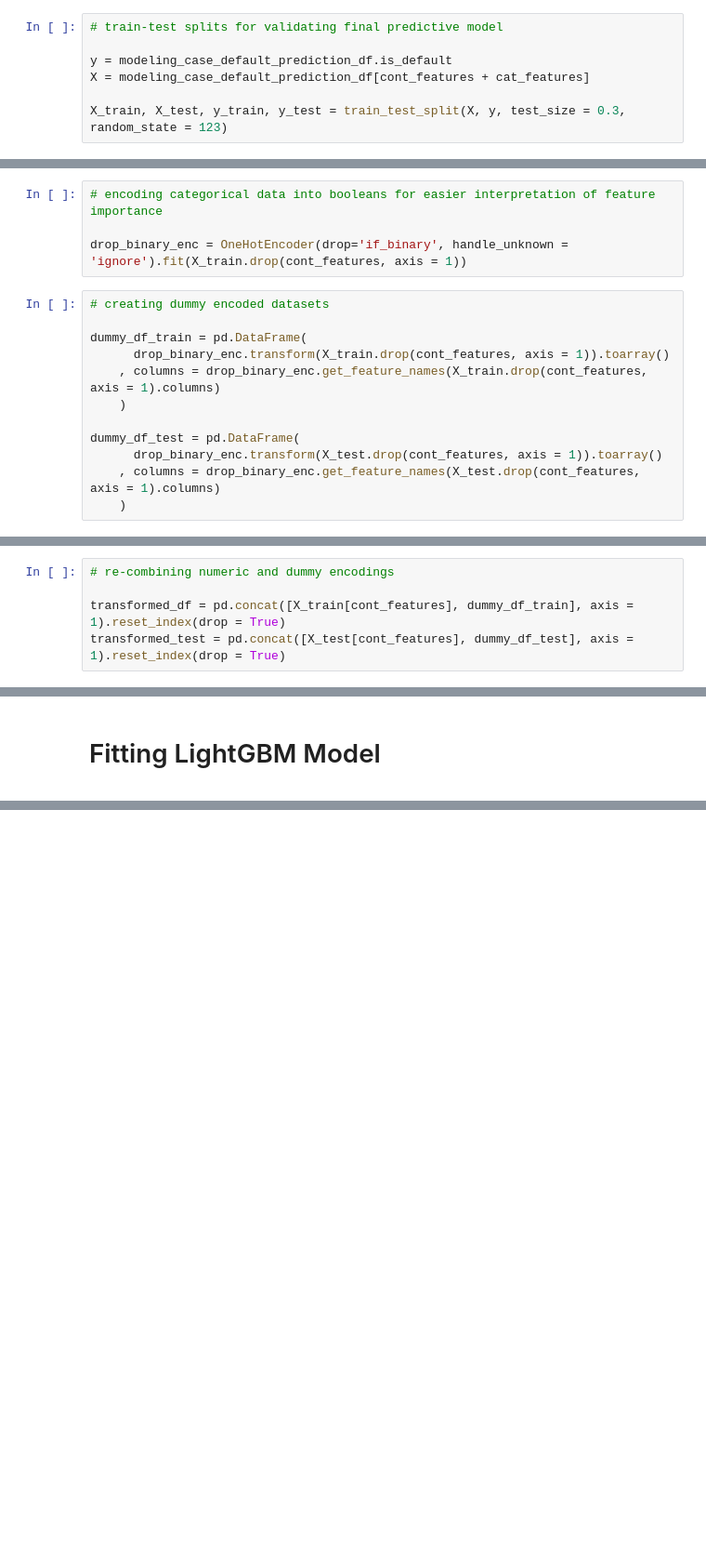
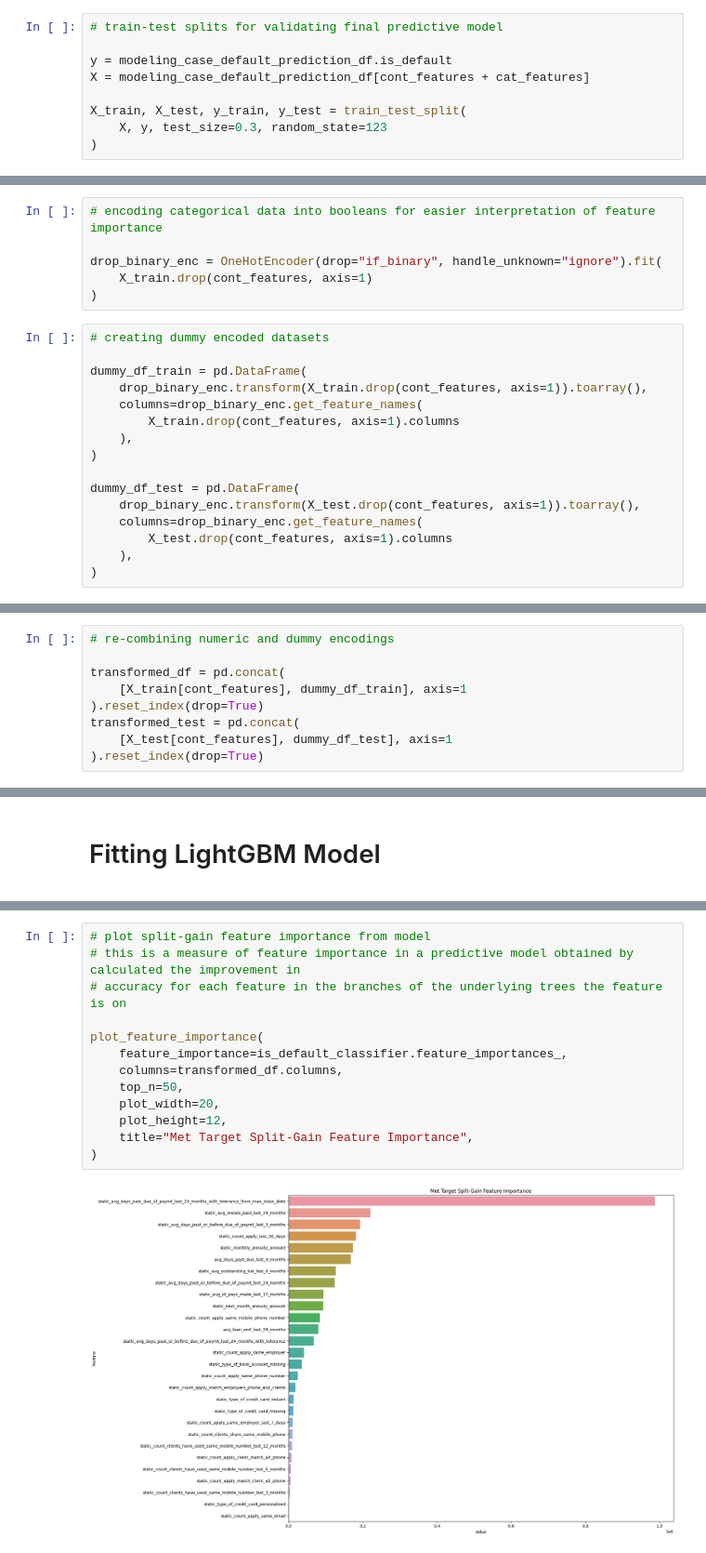
Before and after one commit to nathandxn/analysis_credit_risk_model, a Jupyter notebook: notebooks/analysis_credit_risk_model_stability.ipynb, the cells around one changed output, grey strips where cells are left out. Shown: that part at 93% size. Cells and saved outputs as stored; diff of their text form; blank space fills up the shorter version.

Commit message:
feat: add feat importance plot

```diff
--- a/notebooks/analysis_credit_risk_model_stability.ipynb
+++ b/notebooks/analysis_credit_risk_model_stability.ipynb
@@ -173,7 +177,9 @@ for col in cat_features:
 y = modeling_case_default_prediction_df.is_default
 X = modeling_case_default_prediction_df[cont_features + cat_features]
 
-X_train, X_test, y_train, y_test = train_test_split(X, y, test_size = 0.3, random_state = 123)
+X_train, X_test, y_train, y_test = train_test_split(
+    X, y, test_size=0.3, random_state=123
+)
 # %%
 print("X_train shape:", X_train.shape)
 print("X_test shape:", X_test.shape)
@@ -190,19 +196,25 @@ y_test = y_test.reset_index(drop = True)
 # %%
 # encoding categorical data into booleans for easier interpretation of feature importance
 
-drop_binary_enc = OneHotEncoder(drop='if_binary', handle_unknown = 'ignore').fit(X_train.drop(cont_features, axis = 1))
+drop_binary_enc = OneHotEncoder(drop="if_binary", handle_unknown="ignore").fit(
+    X_train.drop(cont_features, axis=1)
+)
 # %%
 # creating dummy encoded datasets
 
 dummy_df_train = pd.DataFrame(
-      drop_binary_enc.transform(X_train.drop(cont_features, axis = 1)).toarray()
-    , columns = drop_binary_enc.get_feature_names(X_train.drop(cont_features, axis = 1).columns)
-    )
+    drop_binary_enc.transform(X_train.drop(cont_features, axis=1)).toarray(),
+    columns=drop_binary_enc.get_feature_names(
+        X_train.drop(cont_features, axis=1).columns
+    ),
+)
 
 dummy_df_test = pd.DataFrame(
-      drop_binary_enc.transform(X_test.drop(cont_features, axis = 1)).toarray()
-    , columns = drop_binary_enc.get_feature_names(X_test.drop(cont_features, axis = 1).columns)
-    )
+    drop_binary_enc.transform(X_test.drop(cont_features, axis=1)).toarray(),
+    columns=drop_binary_enc.get_feature_names(
+        X_test.drop(cont_features, axis=1).columns
+    ),
+)
 # %%
 # imputing medians for any missing numeric variables
 
@@ -215,8 +227,12 @@ for col in cont_features:
 # %%
 # re-combining numeric and dummy encodings
 
-transformed_df = pd.concat([X_train[cont_features], dummy_df_train], axis = 1).reset_index(drop = True)
-transformed_test = pd.concat([X_test[cont_features], dummy_df_test], axis = 1).reset_index(drop = True)
+transformed_df = pd.concat(
+    [X_train[cont_features], dummy_df_train], axis=1
+).reset_index(drop=True)
+transformed_test = pd.concat(
+    [X_test[cont_features], dummy_df_test], axis=1
+).reset_index(drop=True)
 # %%
 # making sure all nulls were removed
 
@@ -256,3 +272,18 @@ LGBMClassifier(bagging_fraction=0.9, bagging_freq=1, deterministic=True,
                max_depth=6, n_estimators=300, num_leaves=100,
                objective='binary', reg_alpha=0.025, reg_lambda=0.01, seed=123,
                verbose=-1)
+# %%
+# plot split-gain feature importance from model
+# this is a measure of feature importance in a predictive model obtained by calculated the improvement in
+# accuracy for each feature in the branches of the underlying trees the feature is on
+
+plot_feature_importance(
+    feature_importance=is_default_classifier.feature_importances_,
+    columns=transformed_df.columns,
+    top_n=50,
+    plot_width=20,
+    plot_height=12,
+    title="Met Target Split-Gain Feature Importance",
+)
+# %% [output]
+[figure, added]
```
Also changed, not shown: parts of 5 cells of this notebook.
